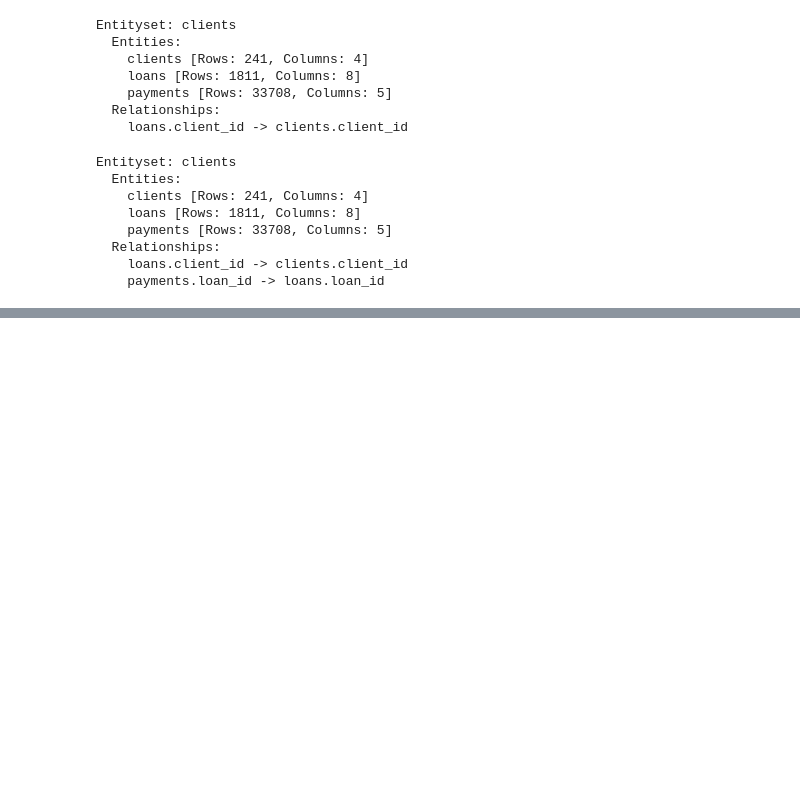
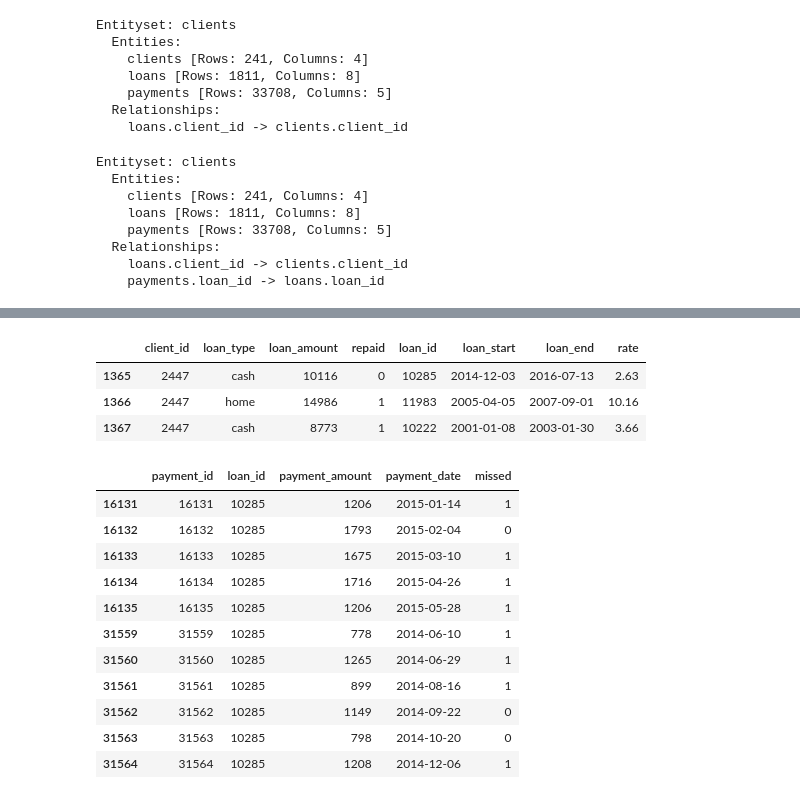
Before and after one commit to sidhant-guliani/Feature_engineering, a Jupyter notebook: feature_engineering_p2.ipynb, the cells around one changed output, grey strips where cells are left out. Drawn from its saved outputs; the diff is of its cells as text; code cells hidden in the pictures; blank space fills up the shorter version.

```diff
--- a/feature_engineering_p2.ipynb
+++ b/feature_engineering_p2.ipynb
@@ -12,6 +20,8 @@ import numpy as np
 
 import featuretools as ft
 import warnings
+
+pd.options.display.max_colwidth = 200
 # %%
 clients = pd.read_csv('clients.csv', parse_dates = ['joined'])
 loans = pd.read_csv('loans.csv', parse_dates = ['loan_start', 'loan_end'])
@@ -178,0 +318,22 @@ Index(['payment_id', 'loan_id', 'payment_amount', 'payment_date', 'missed'], dty
+# %%
+loans.loc[loans['client_id'] == 2447]
+# %% [output]
+|  | client_id | loan_type | loan_amount | repaid | loan_id | loan_start | loan_end | rate |
+| 1365 | 2447 | cash | 10116 | 0 | 10285 | 2014-12-03 | 2016-07-13 | 2.63 |
+| 1366 | 2447 | home | 14986 | 1 | 11983 | 2005-04-05 | 2007-09-01 | 10.16 |
+| 1367 | 2447 | cash | 8773 | 1 | 10222 | 2001-01-08 | 2003-01-30 | 3.66 |
+# %%
+payments.loc[payments['loan_id'] == 10285]
+# %% [output]
+|  | payment_id | loan_id | payment_amount | payment_date | missed |
+| 16131 | 16131 | 10285 | 1206 | 2015-01-14 | 1 |
+| 16132 | 16132 | 10285 | 1793 | 2015-02-04 | 0 |
+| 16133 | 16133 | 10285 | 1675 | 2015-03-10 | 1 |
+| 16134 | 16134 | 10285 | 1716 | 2015-04-26 | 1 |
+| 16135 | 16135 | 10285 | 1206 | 2015-05-28 | 1 |
+| 31559 | 31559 | 10285 | 778 | 2014-06-10 | 1 |
+| 31560 | 31560 | 10285 | 1265 | 2014-06-29 | 1 |
+| 31561 | 31561 | 10285 | 899 | 2014-08-16 | 1 |
+| 31562 | 31562 | 10285 | 1149 | 2014-09-22 | 0 |
+| 31563 | 31563 | 10285 | 798 | 2014-10-20 | 0 |
+| 31564 | 31564 | 10285 | 1208 | 2014-12-06 | 1 |
```
Also changed, not shown: parts of 16 cells of this notebook.
